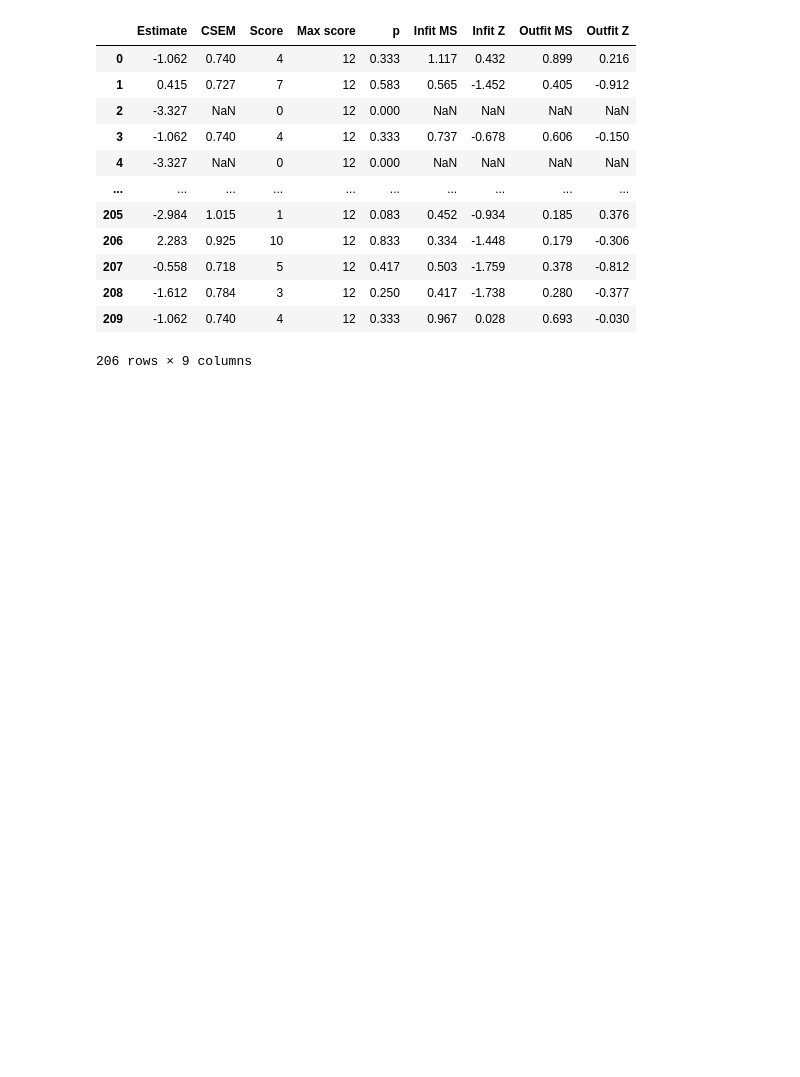
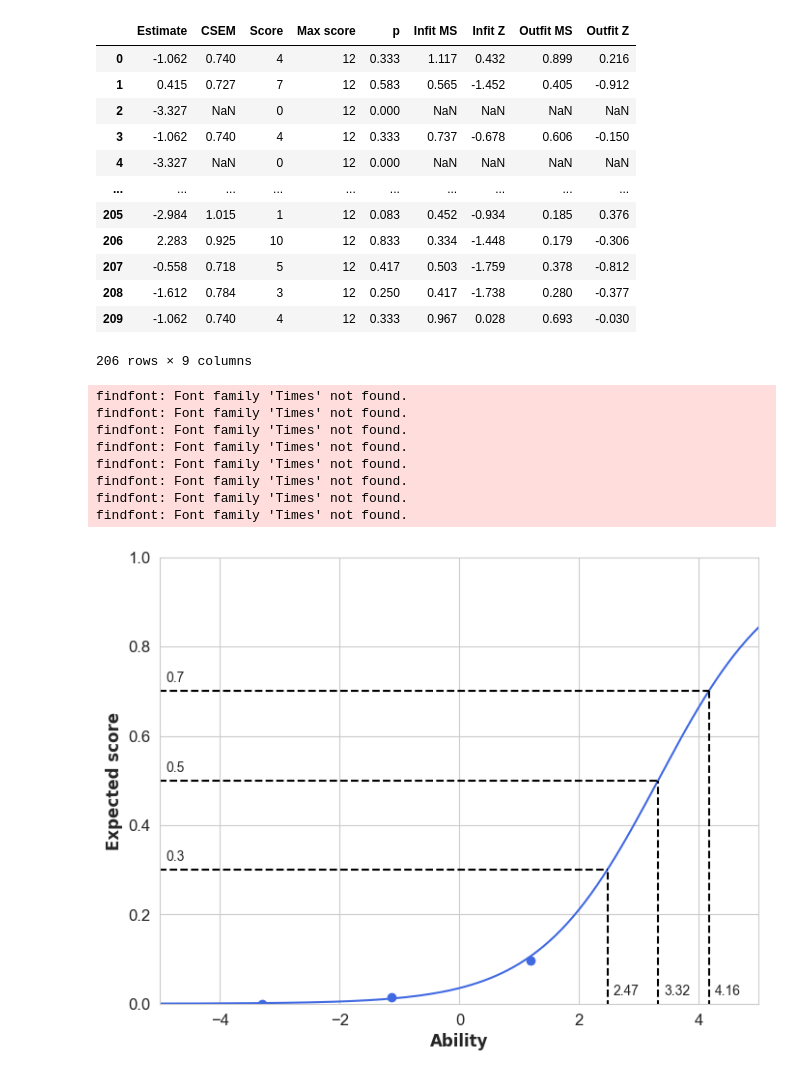
Before and after one commit to CRH1998/Rasch-models-in-Python-and-R, a Jupyter notebook: Python code/OHSPython.ipynb, the cells around one changed output. Saved outputs shown, nothing was run; the diff lists cells and outputs as text; code cells hidden in the pictures; blank space fills up the shorter version.

Commit message:
Minor changes and ICC plots

```diff
--- a/Python code/OHSPython.ipynb
+++ b/Python code/OHSPython.ipynb
@@ -66,3 +66,15 @@ OHS_RaschPy.person_stats
 | 208 | -1.612 | 0.784 | 3 | 12 | 0.250 | 0.417 | -1.738 | 0.280 | -0.377 |
 | 209 | -1.062 | 0.740 | 4 | 12 | 0.333 | 0.967 | 0.028 | 0.693 | -0.030 |
 206 rows × 9 columns
+# %%
+OHS_RaschPy.icc("1", obs = True, score_labels= True, score_lines = [0.3, 0.5, 0.7], no_of_classes=3)
+# %% [output]
+findfont: Font family 'Times' not found.
+findfont: Font family 'Times' not found.
+findfont: Font family 'Times' not found.
+findfont: Font family 'Times' not found.
+findfont: Font family 'Times' not found.
+findfont: Font family 'Times' not found.
+findfont: Font family 'Times' not found.
+findfont: Font family 'Times' not found.
+[figure, added]
```
Also changed, not shown: 3 other files.
